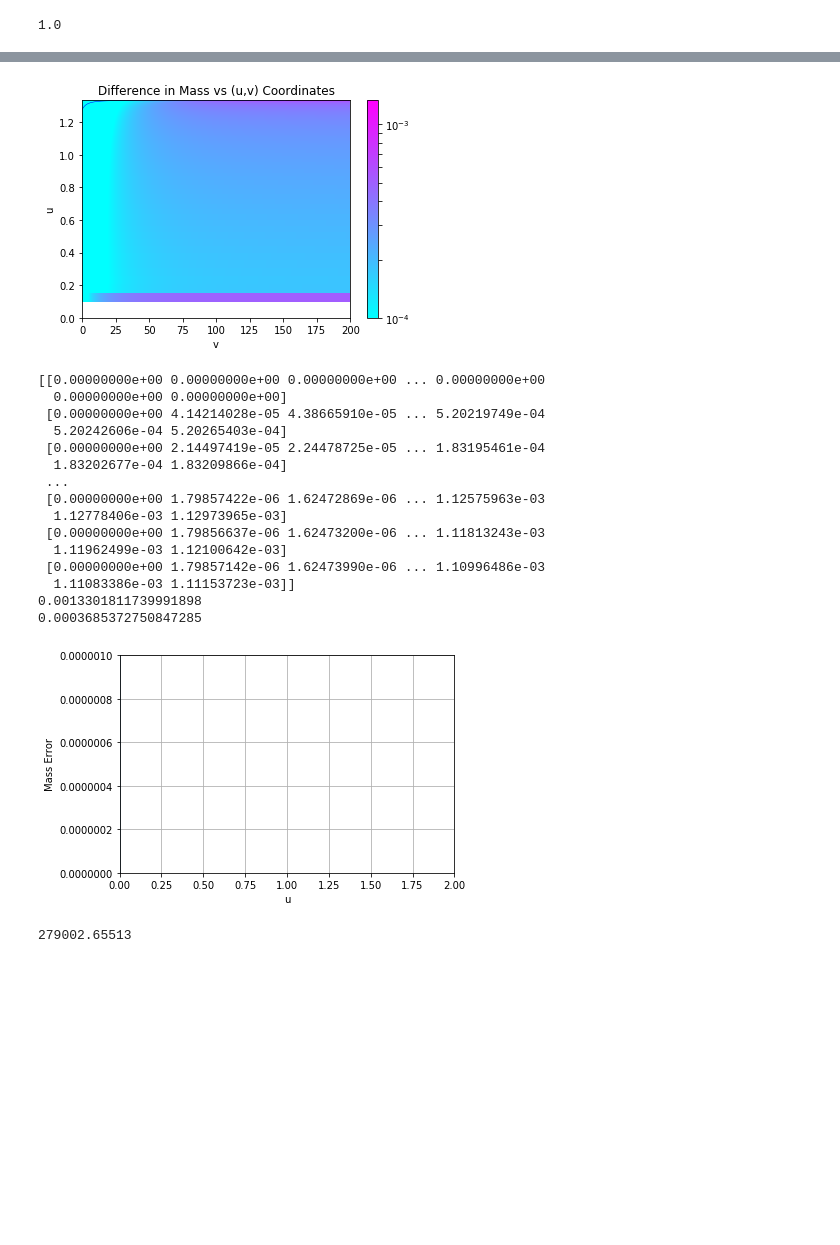
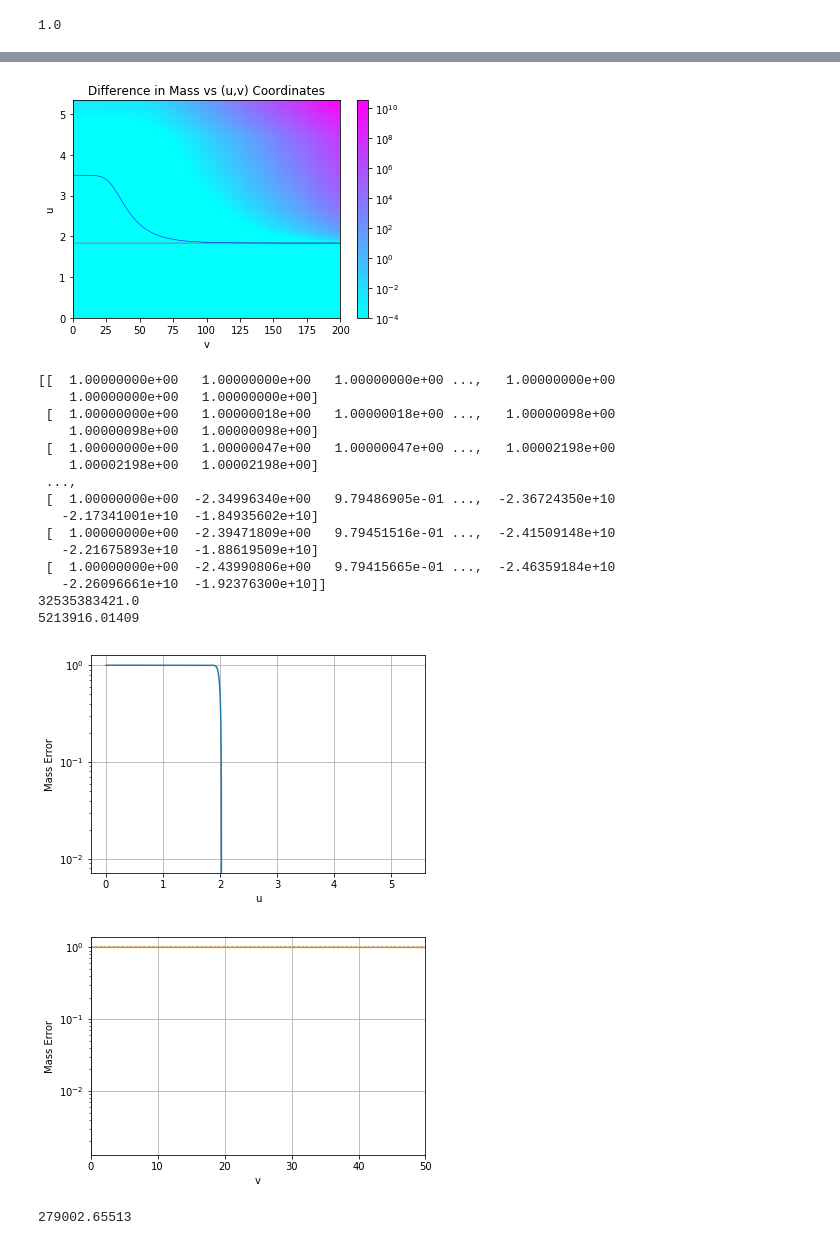
Before and after one commit to bpiotrzkowski/Double-Null-Code, a Jupyter notebook: Eddington Checker.ipynb, the cells around one changed output, grey strips where cells are left out. Cells and saved outputs as stored; diff of their text form; code cells hidden in the pictures; blank space fills up the shorter version.

```diff
--- a/Eddington Checker.ipynb
+++ b/Eddington Checker.ipynb
@@ -22,7 +22,7 @@ import h5py
 start = timeit.default_timer()
 # %%
 uscal=1
-vscal=2
+vscal=1
 # %%
 rnputil=np.load('rnputil.npy')
 wHD=rnputil[8]
@@ -158,56 +191,66 @@ plt.title('Difference in Mass vs (u,v) Coordinates')
 #plt.savefig('EH-mismatch.png',dpi=300)
 plt.show()
 # %% [output]
-[figure, old version]
+[figure, new version]
 # %%
-print(massdiffnp)
+#print(massdiffnp)
+print(massnp)
 print(np.nanmax(massdiffnp))
 print(np.nanmean(massdiffnp))
 #print(massdiffnp[-10])
 
-plt.plot(urange,massdiffnp[:,-1])
-#plt.yscale('log')
+plt.plot(urange,massnp[:,-1])
+plt.yscale('log')
 plt.ylabel('Mass Error')
 plt.xlabel('u')
-plt.xlim(0,2)
-plt.ylim(0,0.000001)
 plt.grid()
 plt.show()
+
+plt.plot(vrange,massnp[1,:],':')
+plt.plot(vrange,massnp[-1,:])
+plt.yscale('log')
+plt.ylabel('Mass Error')
+plt.xlabel('v')
+plt.xlim(0,50)
+plt.grid()
+plt.show()
+
 
 1897154954.72
 13851032.0928
 54530507.1436
 13851032.0928
 #Tol=2, Nul=2000, N=10 9.128 min
 13730096.5359
 #Tol=.2, Nul=200, 5.671 min
 13851032.0928
 #Tol=1, Nul=200, 1.122 min
 336154711.505
 256500.649449
 #Tol=1, Nul=2000, 11.938 min
 4538541.30462
 3379.12875389
 #Tol=1, Nul=200, N=100, 11.029 min - full
 627615304.428
 279002.65513
 # %% [output]
-[[0.00000000e+00 0.00000000e+00 0.00000000e+00 ... 0.00000000e+00
-  0.00000000e+00 0.00000000e+00]
- [0.00000000e+00 4.14214028e-05 4.38665910e-05 ... 5.20219749e-04
-  5.20242606e-04 5.20265403e-04]
- [0.00000000e+00 2.14497419e-05 2.24478725e-05 ... 1.83195461e-04
-  1.83202677e-04 1.83209866e-04]
- ...
- [0.00000000e+00 1.79857422e-06 1.62472869e-06 ... 1.12575963e-03
-  1.12778406e-03 1.12973965e-03]
- [0.00000000e+00 1.79856637e-06 1.62473200e-06 ... 1.11813243e-03
-  1.11962499e-03 1.12100642e-03]
- [0.00000000e+00 1.79857142e-06 1.62473990e-06 ... 1.10996486e-03
-  1.11083386e-03 1.11153723e-03]]
-0.0013301811739991898
-0.0003685372750847285
+[[  1.00000000e+00   1.00000000e+00   1.00000000e+00 ...,   1.00000000e+00
+    1.00000000e+00   1.00000000e+00]
+ [  1.00000000e+00   1.00000018e+00   1.00000018e+00 ...,   1.00000098e+00
+    1.00000098e+00   1.00000098e+00]
+ [  1.00000000e+00   1.00000047e+00   1.00000047e+00 ...,   1.00002198e+00
+    1.00002198e+00   1.00002198e+00]
+ ...,
+ [  1.00000000e+00  -2.34996340e+00   9.79486905e-01 ...,  -2.36724350e+10
+   -2.17341001e+10  -1.84935602e+10]
+ [  1.00000000e+00  -2.39471809e+00   9.79451516e-01 ...,  -2.41509148e+10
+   -2.21675893e+10  -1.88619509e+10]
+ [  1.00000000e+00  -2.43990806e+00   9.79415665e-01 ...,  -2.46359184e+10
+   -2.26096661e+10  -1.92376300e+10]]
+32535383421.0
+5213916.01409
-[figure, old version]
+[figure, new version]
+[figure, added]
 279002.65513
 # %%
 sig2np=np.zeros((Nu,Nv))
```
Also changed, not shown: parts of 11 cells of this notebook, 4 other files.
